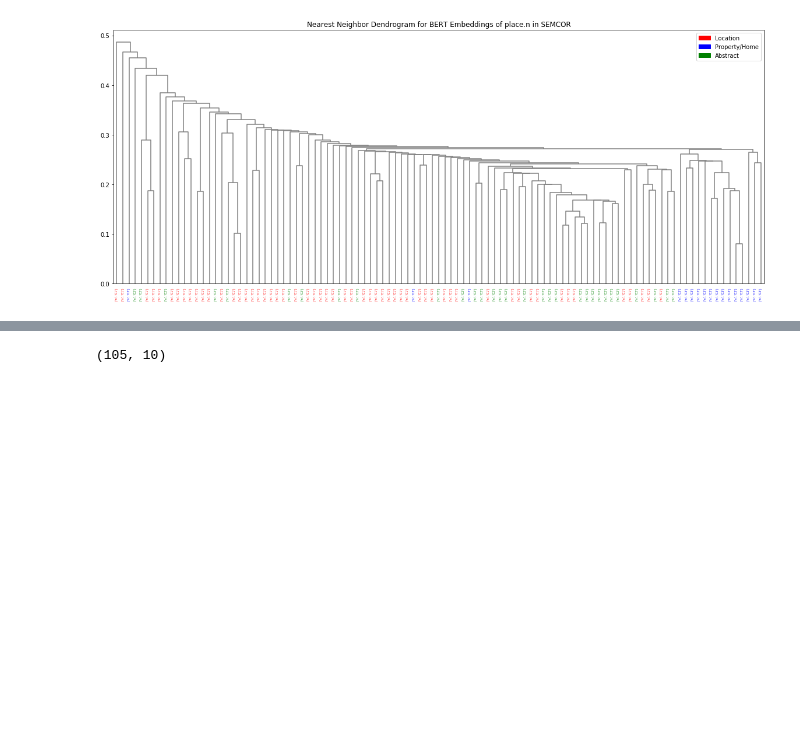
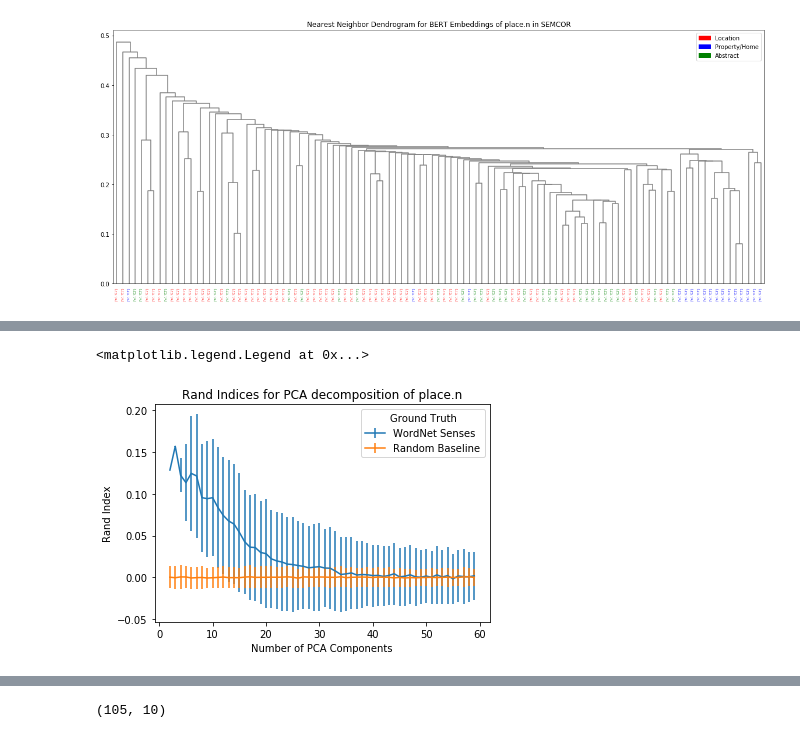
Before and after one commit to sathvikn/bert-wordsense, a Jupyter notebook: codebase/dendrograms.ipynb, the cells around one changed output, grey strips where cells are left out. Drawn from its saved outputs; the diff is of its cells as text; code cells hidden in the pictures; blank space fills up the shorter version.

```diff
--- a/codebase/dendrograms.ipynb
+++ b/codebase/dendrograms.ipynb
@@ -80,0 +103,10 @@ Requirement already satisfied: numpy>=1.11.0 in /anaconda3/envs/bert/lib/python3
+# %%
+plt.errorbar(n_comps, gmm_gt_means, yerr = gmm_gt_sds, label = "WordNet Senses")
+plt.errorbar(n_comps, gmm_random_means, yerr = gmm_random_sds, label = "Random Baseline")
+plt.xlabel("Number of PCA Components")
+plt.ylabel("Rand Index")
+plt.title("Rand Indices for PCA decomposition of place.n")
+plt.legend(title = 'Ground Truth')
+# %% [output]
+<matplotlib.legend.Legend at 0x...>
+[figure, added]
```
Also changed, not shown: parts of 15 cells of this notebook, 1 other file.
